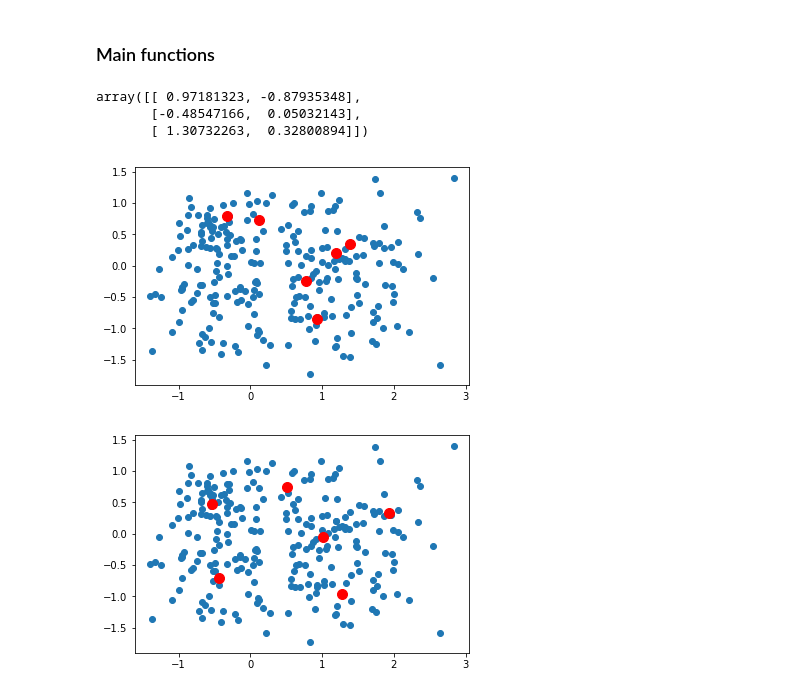
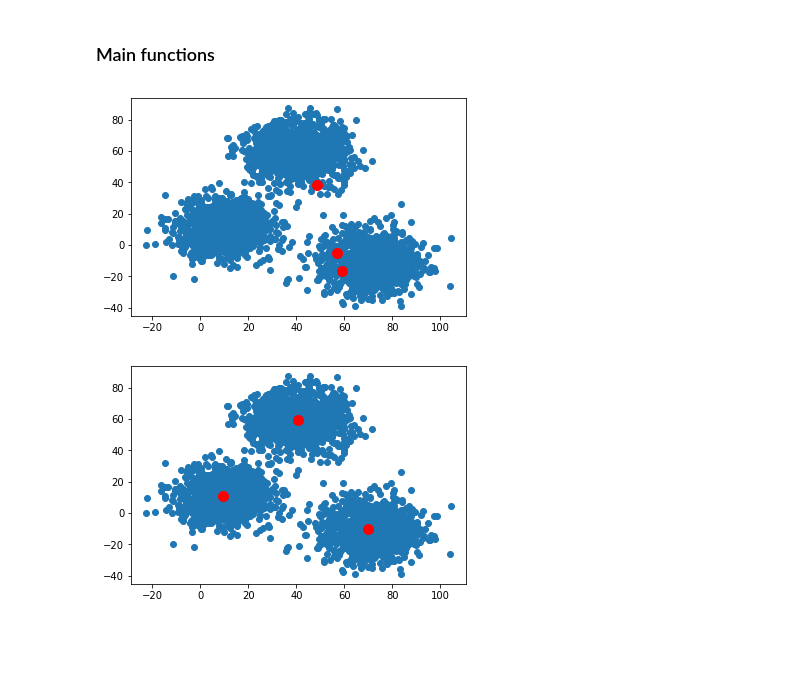
Before and after one commit to raynem/DRU-DS100-w3, a Jupyter notebook: ws/2/k-means/K-means.ipynb, the cells around one changed output. Drawn from its saved outputs; the diff is of its cells as text; code cells hidden in the pictures; blank space fills up the shorter version.

```diff
--- a/ws/2/k-means/K-means.ipynb
+++ b/ws/2/k-means/K-means.ipynb
@@ -15,11 +9,12 @@ points = np.vstack(((np.random.randn(150, 2) * 0.75 + np.array([1, 0])),
+# %%
+def loadCsv():
+    return np.genfromtxt('data.csv', delimiter=',')
+# %%
+points = loadCsv()
 # %% [markdown]
 ### Main functions
 # %%
 def initialize_centroids(points, k):
-    '''
-        Selects k random points as initial
-        points from dataset
-    '''
     centroids = points.copy()
     np.random.shuffle(centroids)
     return centroids[:k]
@@ -52,18 +47,14 @@ def main(points):
     return centroids
 # %%
 centroids = main(points)
-# %% [output]
-array([[ 0.97181323, -0.87935348],
-       [-0.48547166,  0.05032143],
-       [ 1.30732263,  0.32800894]])
 # %%
-centroids = initialize_centroids(points, 6)
+centroids = initialize_centroids(points, 3)
 
 plt.scatter(points[:, 0], points[:, 1])
 plt.scatter(centroids[:, 0], centroids[:, 1], c='r', s=100)
 ax = plt.gca()
 # %% [output]
-[figure, old version]
+[figure, new version]
 # %%
 closest = closest_centroid(points, centroids)
 centroids = move_centroids(points, closest, centroids)
@@ -72,4 +63,4 @@ plt.scatter(points[:, 0], points[:, 1])
 plt.scatter(centroids[:, 0], centroids[:, 1], c='r', s=100)
 ax = plt.gca()
 # %% [output]
-[figure, old version]
+[figure, new version]
```
Also changed, not shown: parts of 2 cells of this notebook, 2 other files.
